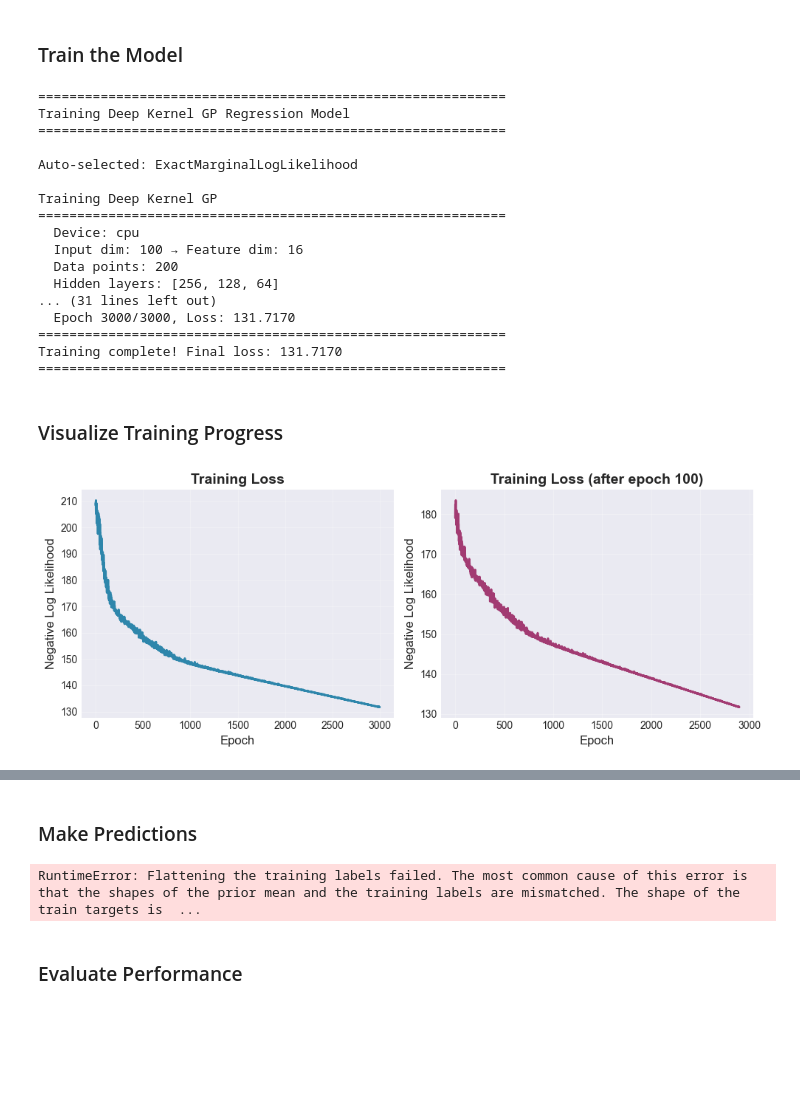
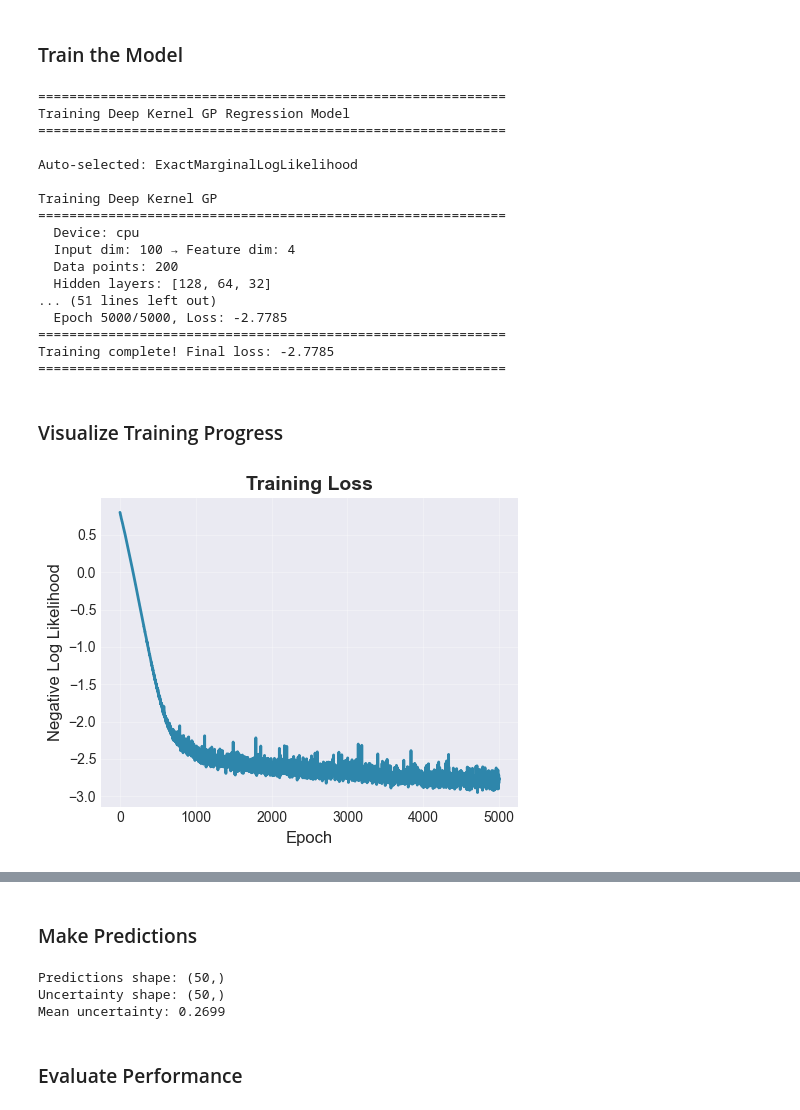
Before and after one commit to yongtaoliu/DKLGPR, a Jupyter notebook: DKGPR.ipynb, the cells around one changed output, grey strips where cells are left out. Saved outputs shown, nothing was run; the diff lists cells and outputs as text; code cells hidden in the pictures; blank space fills up the shorter version.

```diff
--- a/DKGPR.ipynb
+++ b/DKGPR.ipynb
@@ -84,3 +84,15 @@ Target range: [-5.93, 7.06]
+# %%
+def normalize_data(X):
+    """
+    Normalize data.
+    """
+    X = (X - X.min())  # Shift to zero min
+    return X / (X.max() + 1e-6)  # Normalize to [0, 1] range
+# %%
+X_train = normalize_data(X_train)
+y_train = normalize_data(y_train)
+X_test = normalize_data(X_test)
+y_test = normalize_data(y_test)
 # %% [markdown]
 ### Train the Model
 # %%
@@ -88,11 +100,11 @@ Target range: [-5.93, 7.06]
 mll, gp_model, dkl_model, losses = fit_dkgp(
     X_train,
     y_train,
-    feature_dim=16,           # Reduce 100D -> 16D
-    hidden_dims=[256, 128, 64],  # Neural network architecture
-    num_epochs=3000,          # Training iterations
-    lr_features=1e-4,         # Learning rate for neural network
-    lr_gp=1e-4,              # Learning rate for GP
+    feature_dim=4,           # Reduce 100D -> 16D
+    hidden_dims=[128, 64, 32],  # Neural network architecture
+    num_epochs=5000,          # Training iterations
+    lr_features=1e-3,         # Learning rate for neural network
+    lr_gp=1e-2,              # Learning rate for GP
     verbose=True,
     plot_loss=False          # We'll plot manually
 )
@@ -106,36 +118,29 @@ Auto-selected: ExactMarginalLogLikelihood
 Training Deep Kernel GP
 ============================================================
   Device: cpu
-  Input dim: 100 → Feature dim: 16
+  Input dim: 100 → Feature dim: 4
   Data points: 200
-  Hidden layers: [256, 128, 64]
-... (31 lines left out)
-  Epoch 3000/3000, Loss: 131.7170
+  Hidden layers: [128, 64, 32]
+... (51 lines left out)
+  Epoch 5000/5000, Loss: -2.7785
 ============================================================
-Training complete! Final loss: 131.7170
+Training complete! Final loss: -2.7785
 ============================================================
 # %% [markdown]
 ### Visualize Training Progress
 # %%
-plt.figure(figsize=(10, 4))
+plt.figure(figsize=(5, 4))
 
-plt.subplot(1, 2, 1)
+plt.subplot()
 plt.plot(losses, linewidth=2, color='#2E86AB')
 plt.xlabel('Epoch', fontsize=12)
 plt.ylabel('Negative Log Likelihood', fontsize=12)
 plt.title('Training Loss', fontsize=14, fontweight='bold')
 plt.grid(True, alpha=0.3)
 
-plt.subplot(1, 2, 2)
-plt.plot(losses[100:], linewidth=2, color='#A23B72')  # Skip first 100 epochs
-plt.xlabel('Epoch', fontsize=12)
-plt.ylabel('Negative Log Likelihood', fontsize=12)
-plt.title('Training Loss (after epoch 100)', fontsize=14, fontweight='bold')
-plt.grid(True, alpha=0.3)
-
 plt.tight_layout()
 plt.show()
 
 print(f"Final loss: {losses[-1]:.4f}")
 # %% [output]
-[figure, old version]
+[figure, new version]
@@ -150,7 +155,9 @@ print(f"Predictions shape: {mean_pred.shape}")
 print(f"Uncertainty shape: {std_pred.shape}")
 print(f"Mean uncertainty: {std_pred.mean():.4f}")
 # %% [output]
-RuntimeError: Flattening the training labels failed. The most common cause of this error is that the shapes of the prior mean and the training labels are mismatched. The shape of the train targets is  ...
+Predictions shape: (50,)
+Uncertainty shape: (50,)
+Mean uncertainty: 0.2699
 # %% [markdown]
 ### Evaluate Performance
 # %%
```
Also changed, not shown: parts of 20 cells of this notebook, 2 other files.
